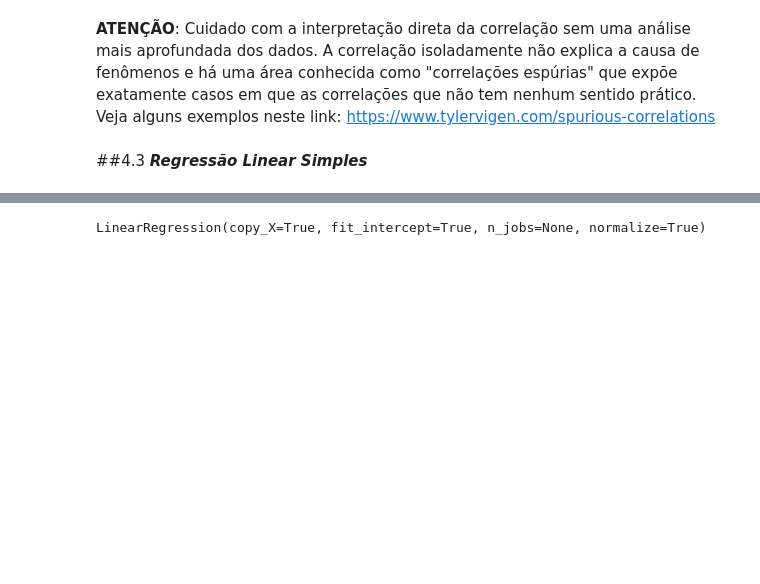
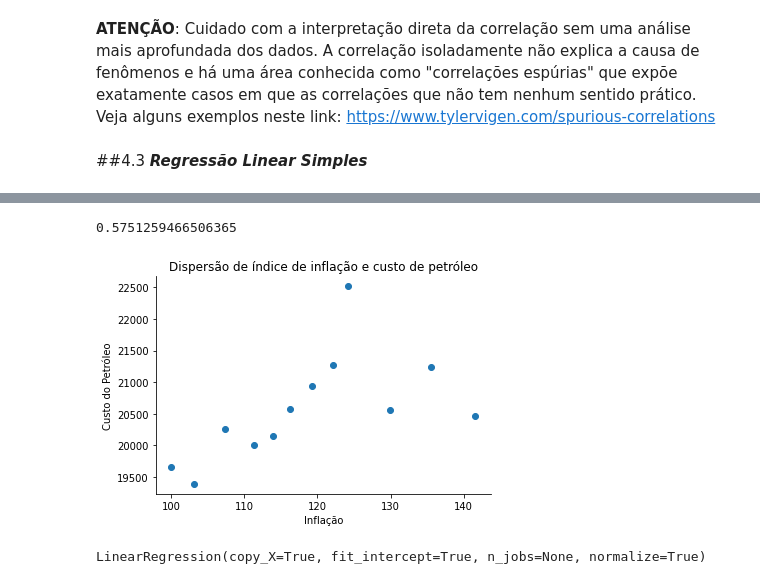
Before and after one commit to janiosl/python.ds, a Jupyter notebook: estatistica/estatistica_basica.ipynb, the cells around one changed output, grey strips where cells are left out. Drawn from its saved outputs; the diff is of its cells as text; code cells hidden in the pictures; blank space fills up the shorter version.

```diff
--- a/estatistica/estatistica_basica.ipynb
+++ b/estatistica/estatistica_basica.ipynb
@@ -1021,3 +1037,17 @@ Onde:
+# %%
+petroleo.CUSTO_PETROLEO.corr(petroleo.INFLACAO)
+# %% [output]
+0.5751259466506365
+# %%
+plt.scatter(petroleo.INFLACAO, petroleo.CUSTO_PETROLEO)
+
+plt.title('Dispersão de índice de inflação e custo de petróleo')
+plt.xlabel('Inflação')
+plt.ylabel('Custo do Petróleo')
+
+sns.despine()
+# %% [output]
+[figure, added]
 # %%
 #Fonte complementar de estudo:
 #https://sigmoidal.ai/como-implementar-regressao-linear-com-python/
```
Also changed, not shown: parts of 14 cells of this notebook.
